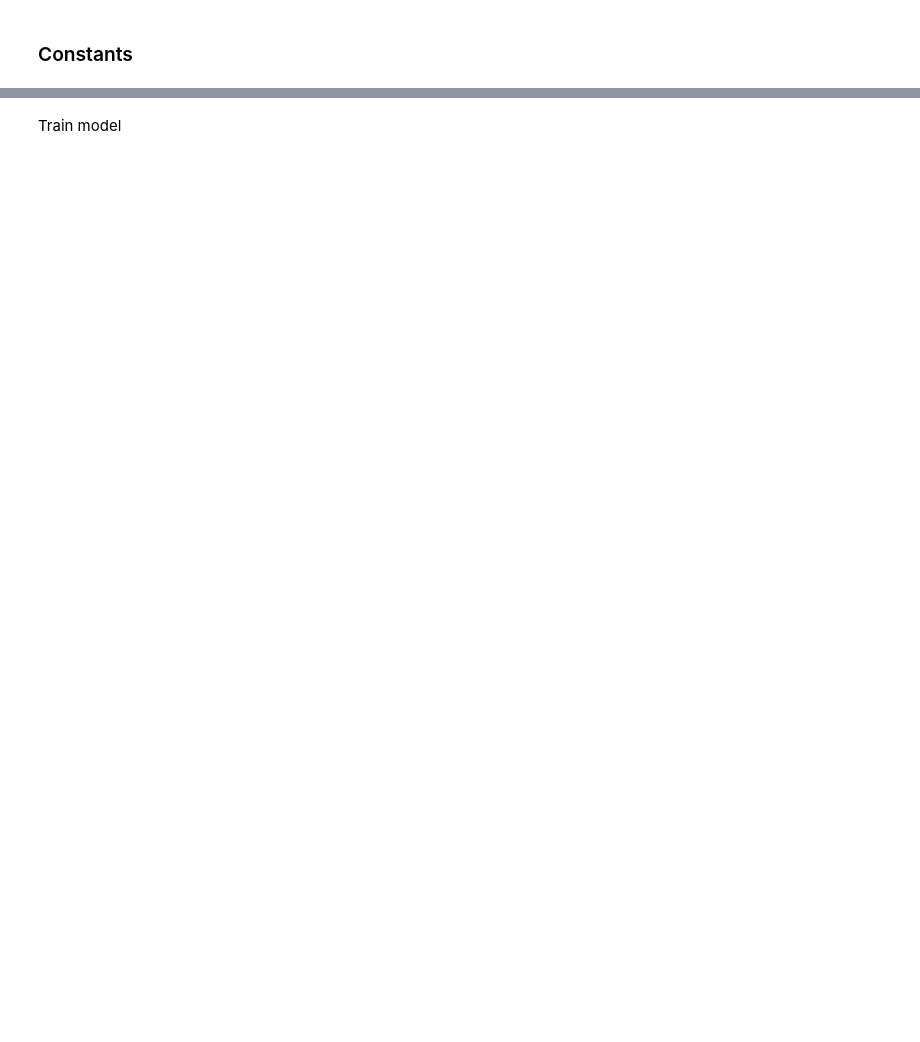
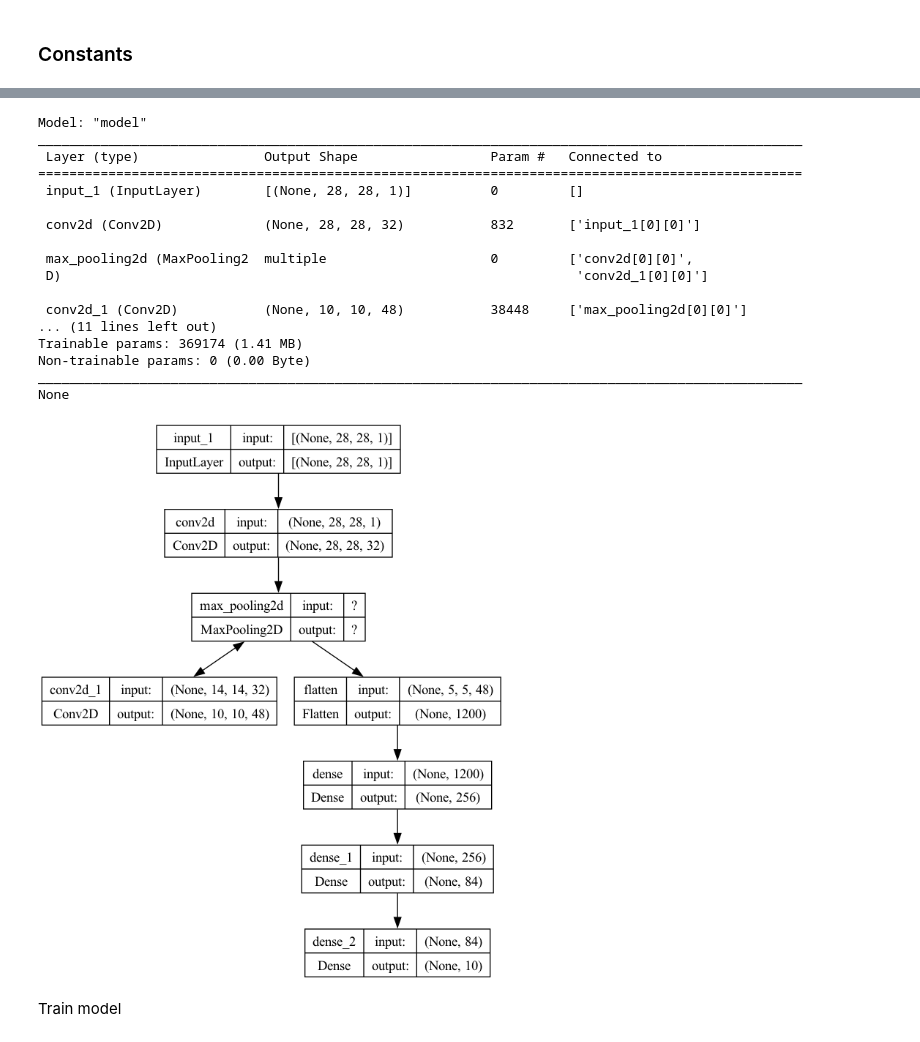
Before and after one commit to ghif/keras-poc, a Jupyter notebook: mnist/conv-classification.ipynb, the cells around one changed output, grey strips where cells are left out. Cells and saved outputs as stored; diff of their text form; code cells hidden in the pictures; blank space fills up the shorter version.

```diff
--- a/mnist/conv-classification.ipynb
+++ b/mnist/conv-classification.ipynb
@@ -70,6 +72,32 @@ Total params: 369174 (1.41 MB)
 Trainable params: 369174 (1.41 MB)
 Non-trainable params: 0 (0.00 Byte)
 _________________________________________________________________
+# %%
+# Plot model
+inputs = keras.Input(shape=(dx1, dx2, 1))
+model_func = keras.Model(inputs, model.call(inputs))
+print(model_func.summary())
+modelfig_path = os.path.join(MODELDIR, "conv_mnist.png")
+keras.utils.plot_model(model_func, to_file=modelfig_path, show_shapes=True)
+# %% [output]
+Model: "model"
+__________________________________________________________________________________________________
+ Layer (type)                Output Shape                 Param #   Connected to
+==================================================================================================
+ input_1 (InputLayer)        [(None, 28, 28, 1)]          0         []
+
+ conv2d (Conv2D)             (None, 28, 28, 32)           832       ['input_1[0][0]']
+
+ max_pooling2d (MaxPooling2  multiple                     0         ['conv2d[0][0]',
+ D)                                                                  'conv2d_1[0][0]']
+
+ conv2d_1 (Conv2D)           (None, 10, 10, 48)           38448     ['max_pooling2d[0][0]']
+... (11 lines left out)
+Trainable params: 369174 (1.41 MB)
+Non-trainable params: 0 (0.00 Byte)
+__________________________________________________________________________________________________
+None
+[figure, added]
 # %% [markdown]
 Train model
 # %%
```
Also changed, not shown: parts of 2 cells of this notebook, 8 other files.
